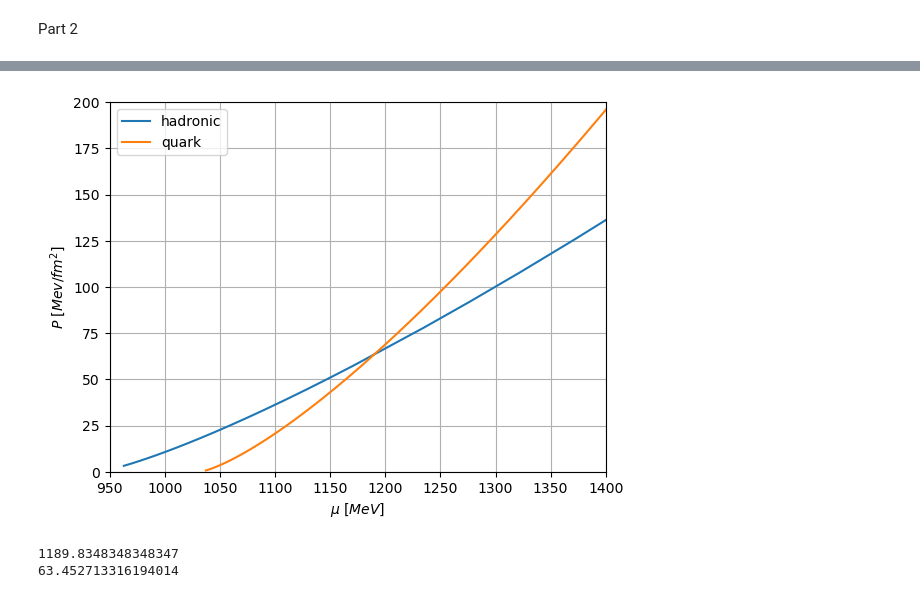
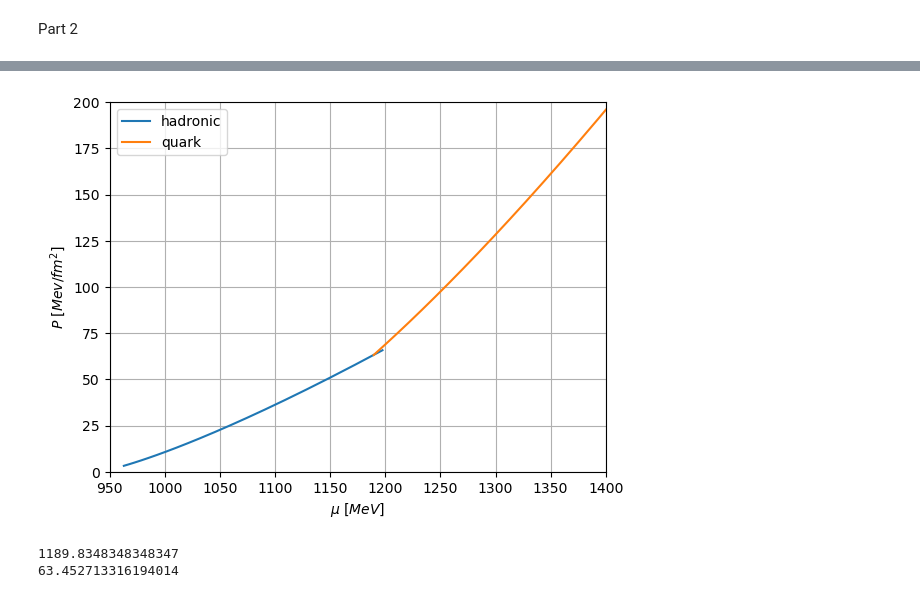
Before and after one commit to katta626/Phase_Transition, a Jupyter notebook: code/quadratic_fit-2.ipynb, the cells around one changed output, grey strips where cells are left out. Saved outputs shown, nothing was run; the diff lists cells and outputs as text; code cells hidden in the pictures.

```diff
--- a/code/quadratic_fit-2.ipynb
+++ b/code/quadratic_fit-2.ipynb
@@ -713,15 +671,55 @@ array([ 962.76608623,  967.35686014,  972.59230587,  978.52927856,
+# %%
+n1_b = np.linspace(n_b[0], n_b[1], 20)
+P1_b = P_from_nb(n1_b, K_b[0], Gam_b[0])
+mu1_b = mu_from_nb(n1_b, K_b[0], Gam_b[0], m0[0])
+e1_b = e_from_n(n1_b, K_b[0], Gam_b[0], m0[0])
+#cs_1 = cs(mu1_b,K_b[0],Gam_b[0],n_b[0])
+
+n2_b = np.linspace(n_b[1], n_b[2], 20)
+P2_b = P_from_nb(n2_b, K_b[1], Gam_b[1])
+mu2_b = mu_from_nb(n2_b, K_b[1], Gam_b[1], m0[1])
+e2_b = e_from_n(n2_b, K_b[1], Gam_b[1], m0[1])
+#cs_2 = cs(mu2_b,K_b[1],Gam_b[1],n_b[1])
+
+n3_b = np.linspace(n_b[2], n_b[3], 20)
+P3_b = P_from_nb(n3_b, K_b[2], Gam_b[2])
+mu3_b = mu_from_nb(n3_b, K_b[2], Gam_b[2], m0[2])
+e3_b = e_from_n(n3_b, K_b[2], Gam_b[2], m0[2])
+#cs_3 = cs(mu3_b,K_b[2],Gam_b[2],n_b[2])
+
+n4_b = np.linspace(n_b[3], n_b[4], 20)
+P4_b = P_from_nb(n4_b, K_b[3], Gam_b[3])
+mu4_b = mu_from_nb(n4_b, K_b[3], Gam_b[3], m0[3])
+e4_b = e_from_n(n4_b, K_b[3], Gam_b[3], m0[3])
+#cs_4 = cs(mu4_b,K_b[3],Gam_b[3],n_b[3])
+
+
+P_arr = np.concatenate((P1_b[1:-1], P2_b[1:-1], P3_b[1:-1], P4_b[1:-1]))
+e_arr = np.concatenate((e1_b[1:-1], e2_b[1:-1], e3_b[1:-1], e4_b[1:-1]))
+n_arr = np.concatenate((n1_b[1:-1], n2_b[1:-1], n3_b[1:-1], n4_b[1:-1]))
+mu_arr = np.concatenate((mu1_b[1:-1], mu2_b[1:-1], mu3_b[1:-1], mu4_b[1:-1]))
+#cs_arr = np.concatenate((cs_1,cs_2,cs_3,cs_4))
+cs2 = np.gradient(P_arr,e_arr)
+# %%
+mu_hadronic=mu1_b[1:]
+P_hadronic=P1_b[1:]
+
+mu3_b=mu_from_nb(n3_b[:-1], K_b[2], Gam_b[2], m0[2])
+mu4_b = mu_from_nb(n4_b[:-1], K_b[3], Gam_b[3], m0[3])
+mu_quark_11 = np.concatenate((mu3_b,mu4_b))
+P_quark_11= np.concatenate((P3_b[:-1],P4_b[:-1]))
 # %%
-plt.plot(mu1_b, P_1_all, label = "hadronic")
-plt.plot(mu_quark, P_3_all, label = "quark")
+plt.plot(mu_hadronic, P_hadronic, label = "hadronic")
+plt.plot(mu_quark_11, P_quark_11, label = "quark")
 
 plt.xlabel(r"$\mu \ [MeV]$")
 plt.ylabel(r"$P \ [Mev/fm^2]$")
 plt.legend()
 plt.xlim([950,1400])
 plt.ylim([0,200])
 plt.grid()
 # %% [output]
-[figure, old version]
+[figure, new version]
 # %%
 print(x_intersect)
 print(y_intersect)
```
Also changed, not shown: parts of 12 cells of this notebook.
